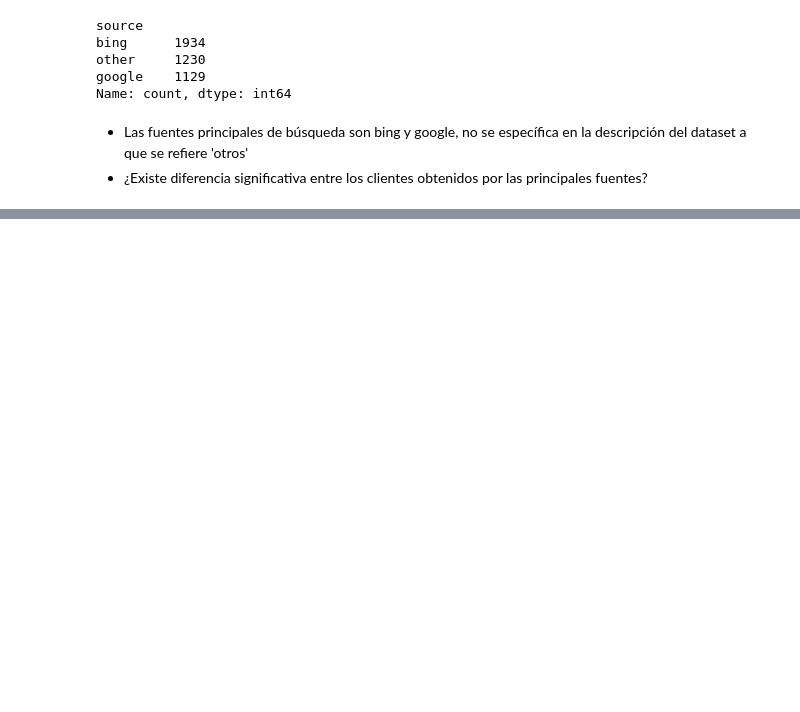
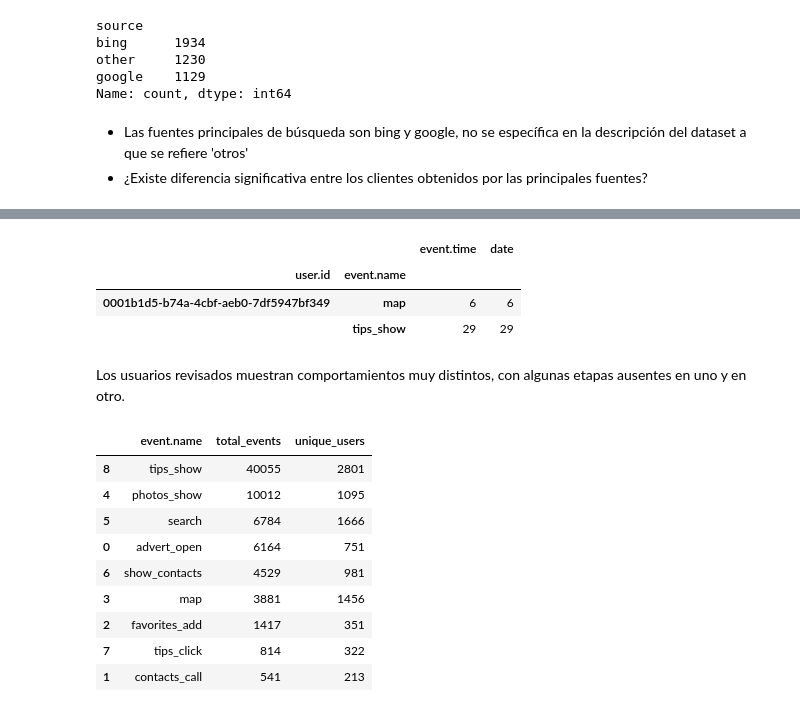
Before and after one commit to Alop89/integral_project, a Jupyter notebook: structuring/descomposicion.ipynb, the cells around one changed output, grey strips where cells are left out. Drawn from its saved outputs; the diff is of its cells as text; code cells hidden in the pictures; blank space fills up the shorter version.

```diff
--- a/structuring/descomposicion.ipynb
+++ b/structuring/descomposicion.ipynb
@@ -160,0 +248,27 @@ Name: count, dtype: int64
+# %%
+# Análisis de usuario 2
+user_2 = data[data['user.id']== '0001b1d5-b74a-4cbf-aeb0-7df5947bf349'].groupby(['user.id','event.name']).count()
+user_2
+# %% [output]
+|  |  | event.time | date |
+| user.id | event.name |  |  |
+| 0001b1d5-b74a-4cbf-aeb0-7df5947bf349 | map | 6 | 6 |
+|  | tips_show | 29 | 29 |
+# %% [markdown]
+Los usuarios revisados muestran comportamientos muy distintos, con algunas etapas ausentes en uno y en otro.
+# %%
+data_count_event = data.groupby('event.name')['user.id'].agg([
+    ('total_events','count'),
+    ('unique_users','nunique')]).reset_index().sort_values(by='total_events', ascending= False)
+data_count_event
+# %% [output]
+|  | event.name | total_events | unique_users |
+| 8 | tips_show | 40055 | 2801 |
+| 4 | photos_show | 10012 | 1095 |
+| 5 | search | 6784 | 1666 |
+| 0 | advert_open | 6164 | 751 |
+| 6 | show_contacts | 4529 | 981 |
+| 3 | map | 3881 | 1456 |
+| 2 | favorites_add | 1417 | 351 |
+| 7 | tips_click | 814 | 322 |
+| 1 | contacts_call | 541 | 213 |
```
Also changed, not shown: parts of 27 cells of this notebook.
